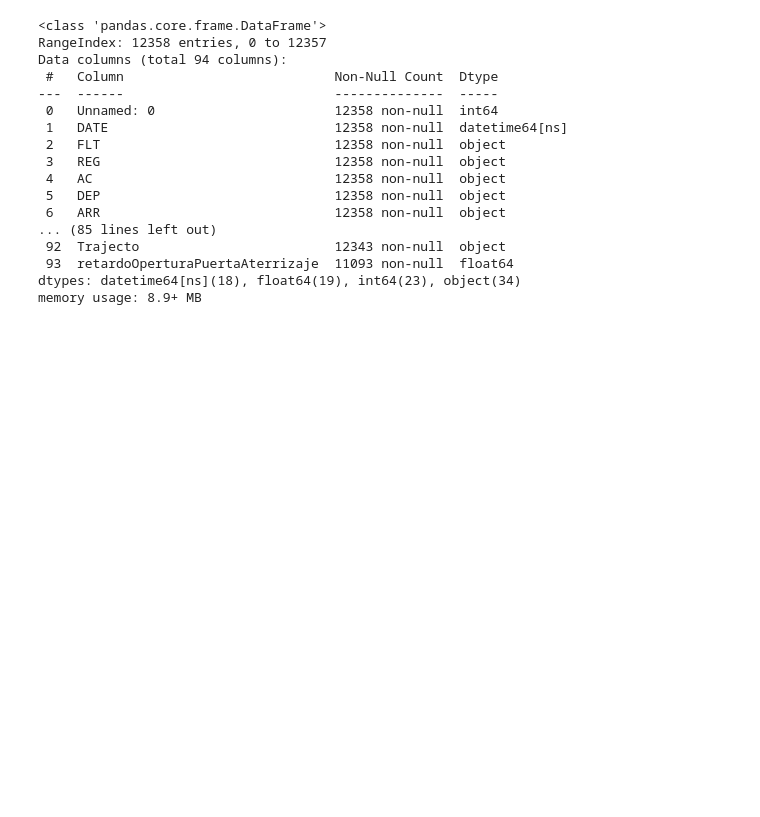
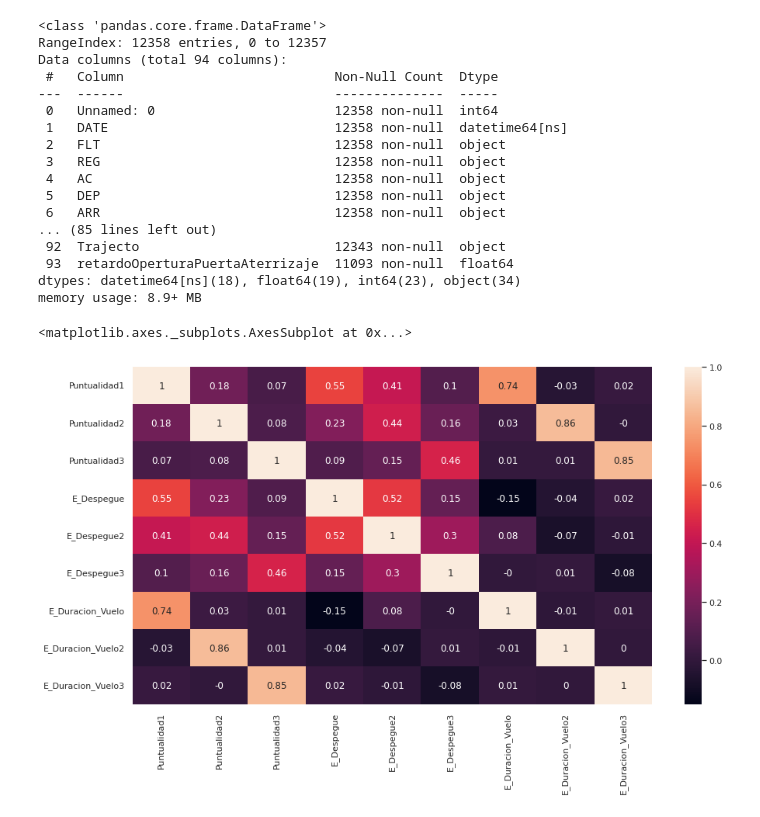
Before and after one commit to JMML2021/Avaluaci-final-per-passar-a-projecte, a Jupyter notebook: Companyia Aerea Algoritmes d’aprenentatge supervisat.ipynb, the cells around one changed output. Drawn from its saved outputs; the diff is of its cells as text; code cells hidden in the pictures; blank space fills up the shorter version.

```diff
--- a/Companyia Aerea Algoritmes d’aprenentatge supervisat.ipynb
+++ b/Companyia Aerea Algoritmes d’aprenentatge supervisat.ipynb
@@ -73,3 +78,16 @@ Data columns (total 94 columns):
  93  retardoOperturaPuertaAterrizaje  11093 non-null  float64
 dtypes: datetime64[ns](18), float64(19), int64(23), object(34)
 memory usage: 8.9+ MB
+# %%
+df1=df[['Puntualidad1', 'Puntualidad2', 'Puntualidad3',
+        'E_Despegue','E_Despegue2','E_Despegue3',
+        'E_Duracion_Vuelo','E_Duracion_Vuelo2','E_Duracion_Vuelo3']]
+# %%
+# Creo la matriz de correlacion entre todos los factores.
+
+correlation_matrix = df1.corr().round(2)
+sns.set(rc = {'figure.figsize':(15,8)})
+sns.heatmap(data=correlation_matrix, annot=True)
+# %% [output]
+<matplotlib.axes._subplots.AxesSubplot at 0x...>
+[figure, added]
```
Also changed, not shown: parts of 11 cells of this notebook.
